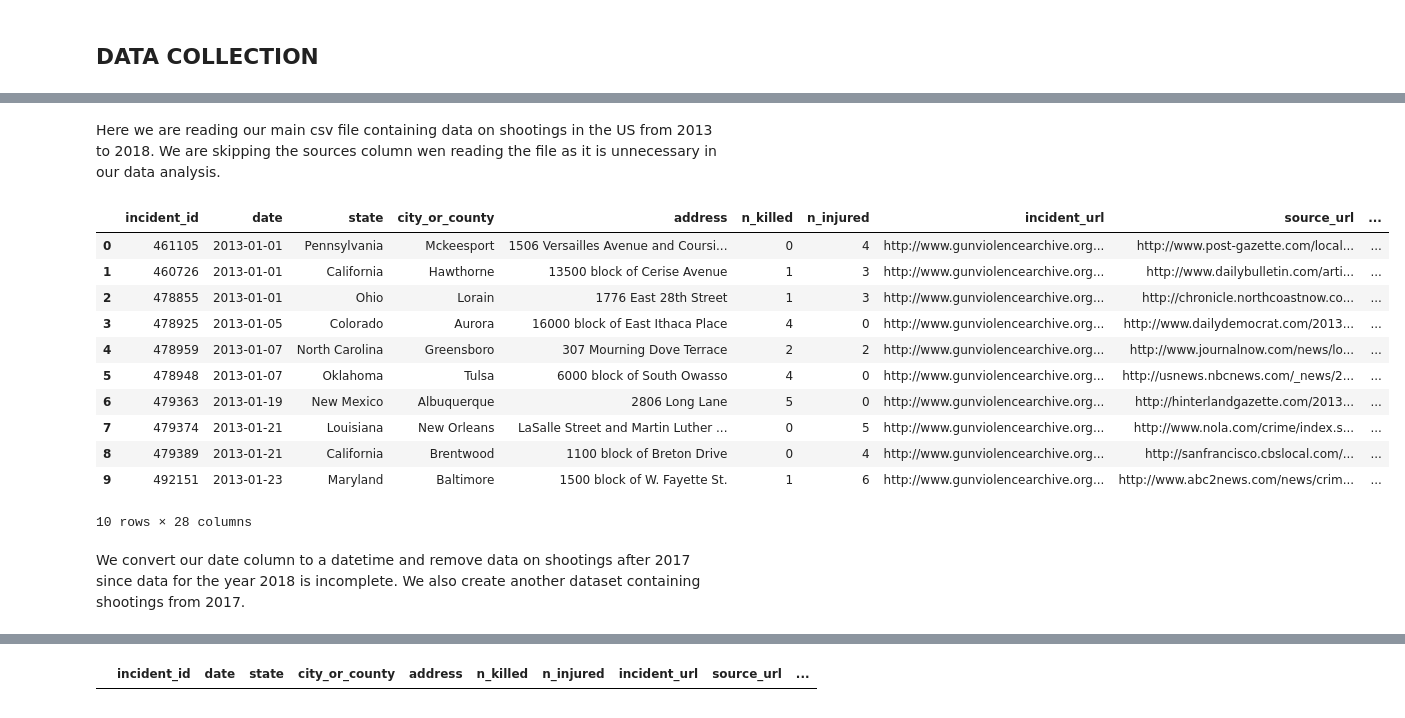
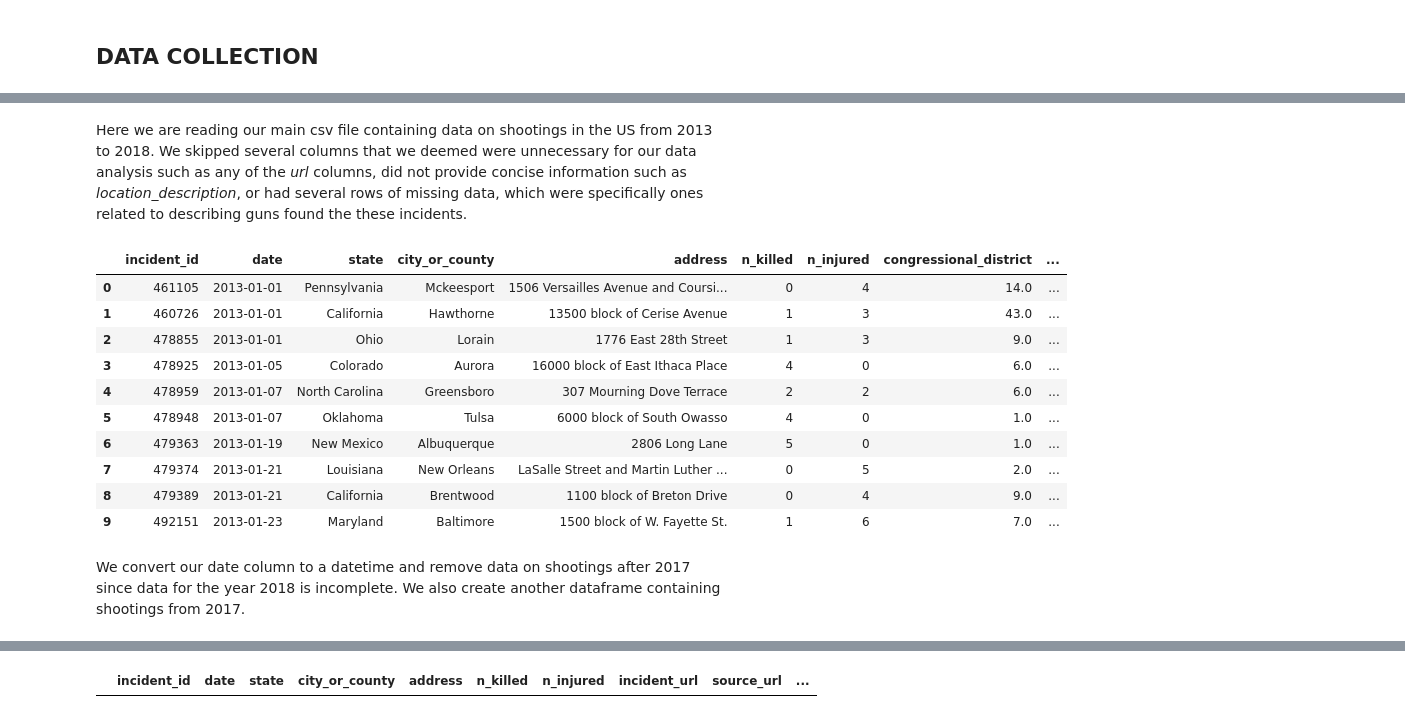
Before and after one commit to nvenkate-cyber/gun_shootings.github.io, a Jupyter notebook: Gun-Violence.ipynb, the cells around one changed output, grey strips where cells are left out. Saved outputs shown, nothing was run; the diff lists cells and outputs as text; code cells hidden in the pictures.

```diff
--- a/Gun-Violence.ipynb
+++ b/Gun-Violence.ipynb
@@ -33,21 +22,22 @@ Requirement already satisfied: pytz>=2017.2 in /opt/conda/lib/python3.8/site-pac
 # %% [markdown]
-Here we are reading our main csv file containing data on shootings in the US from 2013 to 2018. We are skipping the sources column wen reading the file as it is unnecessary in our data analysis.
+Here we are reading our main csv file containing data on shootings in the US from 2013 to 2018. We skipped several columns that we deemed were unnecessary for our data analysis such as any of the *url* columns, did not provide concise information such as *location_description*, or had several rows of missing data, which were specifically ones related to describing guns found the these incidents.
 # %%
 cols = list(pd.read_csv("stage3.csv", nrows =1))
-df_2017= pd.read_csv("stage3.csv", usecols =[i for i in cols if i != 'sources'])
+df_2017= pd.read_csv("stage3.csv")
+df_2017 = df_2017.drop(columns = ['incident_url', 'source_url', 'incident_url_fields_missing',
+                        'gun_stolen', 'gun_type', 'location_description', 'notes', 'n_guns_involved', 'sources'])
 df_2017.head(10)
 # %% [output]
-|  | incident_id | date | state | city_or_county | address | n_killed | n_injured | incident_url | source_url | ... |
-| 0 | 461105 | 2013-01-01 | Pennsylvania | Mckeesport | 1506 Versailles Avenue and Coursi... | 0 | 4 | http://www.gunviolencearchive.org... | http://www.post-gazette.com/local... | ... |
-| 1 | 460726 | 2013-01-01 | California | Hawthorne | 13500 block of Cerise Avenue | 1 | 3 | http://www.gunviolencearchive.org... | http://www.dailybulletin.com/arti... | ... |
-| 2 | 478855 | 2013-01-01 | Ohio | Lorain | 1776 East 28th Street | 1 | 3 | http://www.gunviolencearchive.org... | http://chronicle.northcoastnow.co... | ... |
-| 3 | 478925 | 2013-01-05 | Colorado | Aurora | 16000 block of East Ithaca Place | 4 | 0 | http://www.gunviolencearchive.org... | http://www.dailydemocrat.com/2013... | ... |
-| 4 | 478959 | 2013-01-07 | North Carolina | Greensboro | 307 Mourning Dove Terrace | 2 | 2 | http://www.gunviolencearchive.org... | http://www.journalnow.com/news/lo... | ... |
-| 5 | 478948 | 2013-01-07 | Oklahoma | Tulsa | 6000 block of South Owasso | 4 | 0 | http://www.gunviolencearchive.org... | http://usnews.nbcnews.com/_news/2... | ... |
-| 6 | 479363 | 2013-01-19 | New Mexico | Albuquerque | 2806 Long Lane | 5 | 0 | http://www.gunviolencearchive.org... | http://hinterlandgazette.com/2013... | ... |
-| 7 | 479374 | 2013-01-21 | Louisiana | New Orleans | LaSalle Street and Martin Luther ... | 0 | 5 | http://www.gunviolencearchive.org... | http://www.nola.com/crime/index.s... | ... |
-| 8 | 479389 | 2013-01-21 | California | Brentwood | 1100 block of Breton Drive | 0 | 4 | http://www.gunviolencearchive.org... | http://sanfrancisco.cbslocal.com/... | ... |
-| 9 | 492151 | 2013-01-23 | Maryland | Baltimore | 1500 block of W. Fayette St. | 1 | 6 | http://www.gunviolencearchive.org... | http://www.abc2news.com/news/crim... | ... |
+|  | incident_id | date | state | city_or_county | address | n_killed | n_injured | congressional_district | ... |
+| 0 | 461105 | 2013-01-01 | Pennsylvania | Mckeesport | 1506 Versailles Avenue and Coursi... | 0 | 4 | 14.0 | ... |
+| 1 | 460726 | 2013-01-01 | California | Hawthorne | 13500 block of Cerise Avenue | 1 | 3 | 43.0 | ... |
+| 2 | 478855 | 2013-01-01 | Ohio | Lorain | 1776 East 28th Street | 1 | 3 | 9.0 | ... |
+| 3 | 478925 | 2013-01-05 | Colorado | Aurora | 16000 block of East Ithaca Place | 4 | 0 | 6.0 | ... |
+| 4 | 478959 | 2013-01-07 | North Carolina | Greensboro | 307 Mourning Dove Terrace | 2 | 2 | 6.0 | ... |
+| 5 | 478948 | 2013-01-07 | Oklahoma | Tulsa | 6000 block of South Owasso | 4 | 0 | 1.0 | ... |
+| 6 | 479363 | 2013-01-19 | New Mexico | Albuquerque | 2806 Long Lane | 5 | 0 | 1.0 | ... |
+| 7 | 479374 | 2013-01-21 | Louisiana | New Orleans | LaSalle Street and Martin Luther ... | 0 | 5 | 2.0 | ... |
+| 8 | 479389 | 2013-01-21 | California | Brentwood | 1100 block of Breton Drive | 0 | 4 | 9.0 | ... |
+| 9 | 492151 | 2013-01-23 | Maryland | Baltimore | 1500 block of W. Fayette St. | 1 | 6 | 7.0 | ... |
-10 rows × 28 columns
 # %% [markdown]
-We convert our date column to a datetime and remove data on shootings after 2017 since data for the year 2018 is incomplete. We also create another dataset containing shootings from 2017.
+We convert our date column to a datetime and remove data on shootings after 2017 since data for the year 2018 is incomplete. We also create another dataframe containing shootings from 2017.
```
Also changed, not shown: parts of 6 cells of this notebook.
